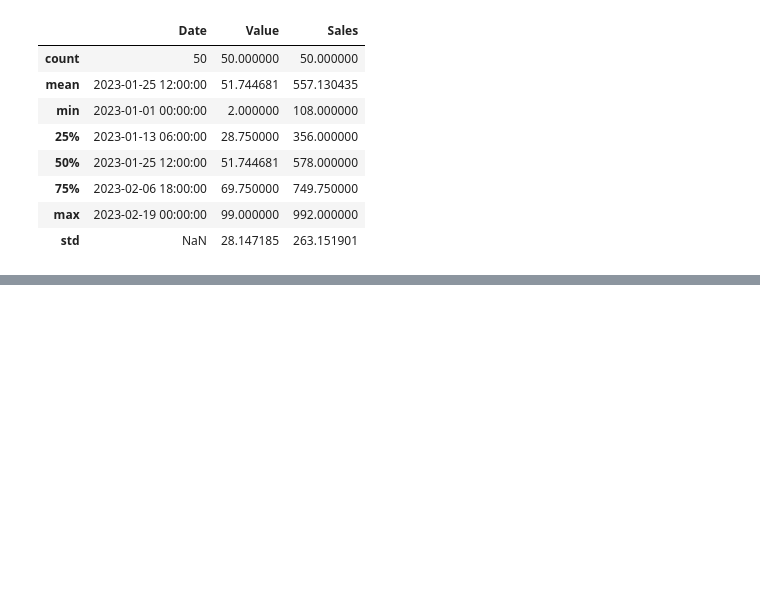
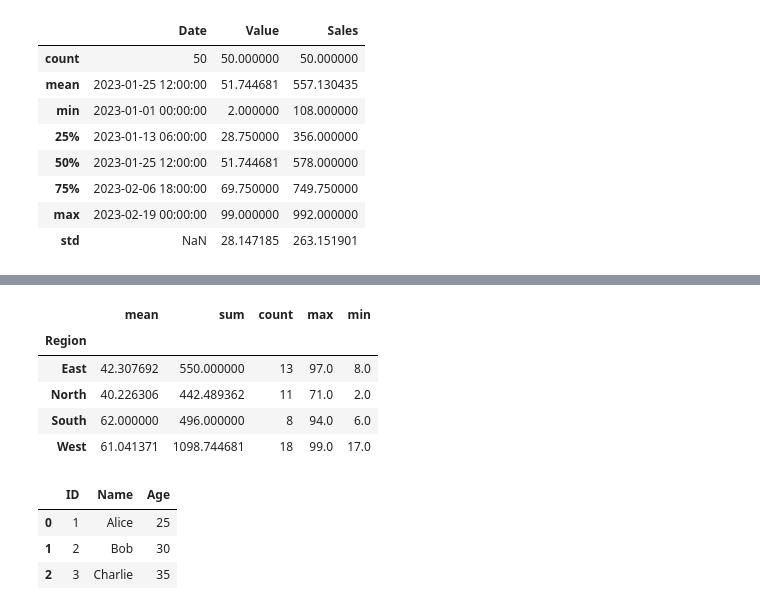
Before and after one commit to Sojib11111/Python-Library-practice-, a Jupyter notebook: Panda.ipynb, the cells around one changed output, grey strips where cells are left out. Drawn from its saved outputs; the diff is of its cells as text; code cells hidden in the pictures; blank space fills up the shorter version.

```diff
--- a/Panda.ipynb
+++ b/Panda.ipynb
@@ -207,0 +254,10 @@ df.describe()
+# %%
+##Aggregate multipule functions
+df.groupby('Region')['Value'].agg(['mean','sum','count','max','min'])
+# %% [output]
+|  | mean | sum | count | max | min |
+| Region |  |  |  |  |  |
+| East | 42.307692 | 550.000000 | 13 | 97.0 | 8.0 |
+| North | 40.226306 | 442.489362 | 11 | 71.0 | 2.0 |
+| South | 62.000000 | 496.000000 | 8 | 94.0 | 6.0 |
+| West | 61.041371 | 1098.744681 | 18 | 99.0 | 17.0 |
@@ -207,0 +269,7 @@ df.describe()
+# %%
+pd.merge(df1,df2,on='ID') ##inner,outer,left,right join is possible how='inner'/'outer'/'left'/'right'
+# %% [output]
+|  | ID | Name | Age |
+| 0 | 1 | Alice | 25 |
+| 1 | 2 | Bob | 30 |
+| 2 | 3 | Charlie | 35 |
```
Also changed, not shown: parts of 9 cells of this notebook.
